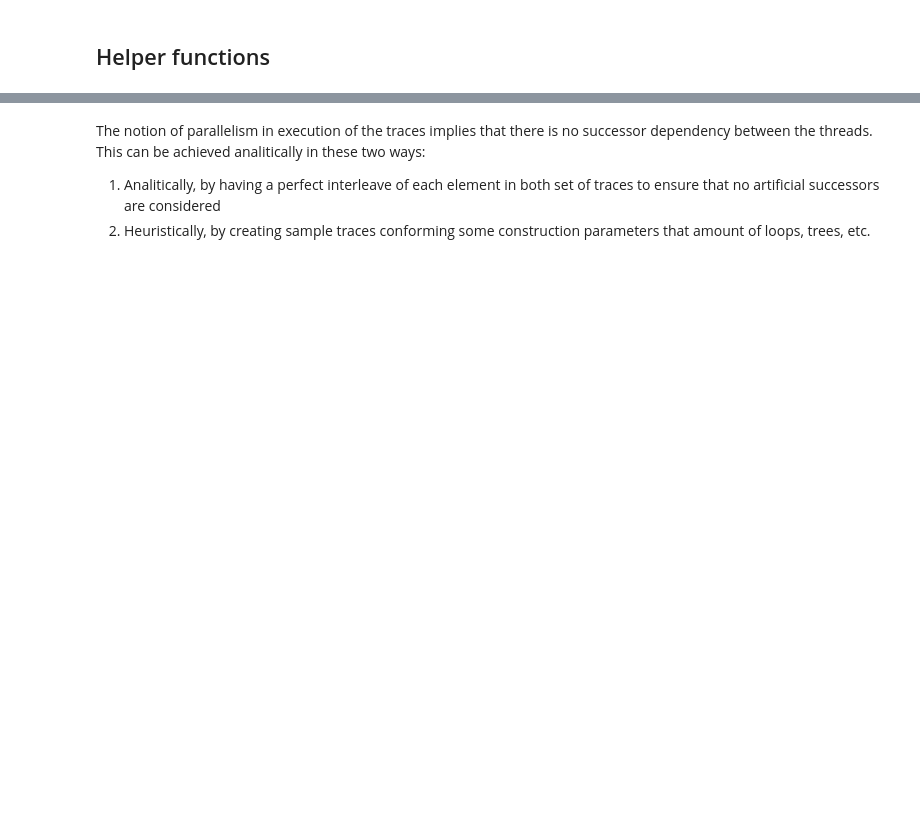
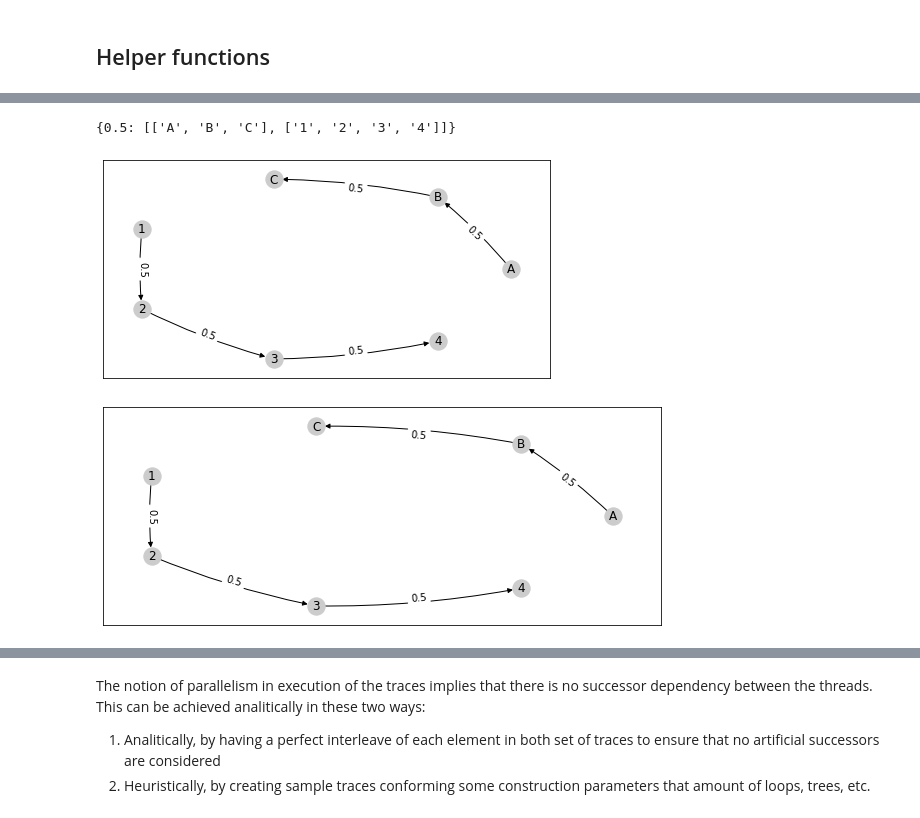
Before and after one commit to jpgil/logdelay, a Jupyter notebook: notebooks/2-structures/clique-discovery-doc.ipynb, the cells around one changed output, grey strips where cells are left out. Drawn from its saved outputs; the diff is of its cells as text; code cells hidden in the pictures; blank space fills up the shorter version.

```diff
--- a/notebooks/2-structures/clique-discovery-doc.ipynb
+++ b/notebooks/2-structures/clique-discovery-doc.ipynb
@@ -130,0 +24,12 @@ nice_graph( loop_inside )
+# %%
+two_single_paths = [
+    list("ABC"),
+    list("1234")
+]
+inferred_paths = clique_discovery.infer_paths_from_traces( two_single_paths )
+nice_graph( inferred_paths )
+untangled_graph( clique_discovery.minimally_connected_graph( inferred_paths ) )
+# %% [output]
+{0.5: [['A', 'B', 'C'], ['1', '2', '3', '4']]}
+[figure, added]
+[figure, added]
```
Also changed, not shown: parts of 37 cells of this notebook, 4 other files.
